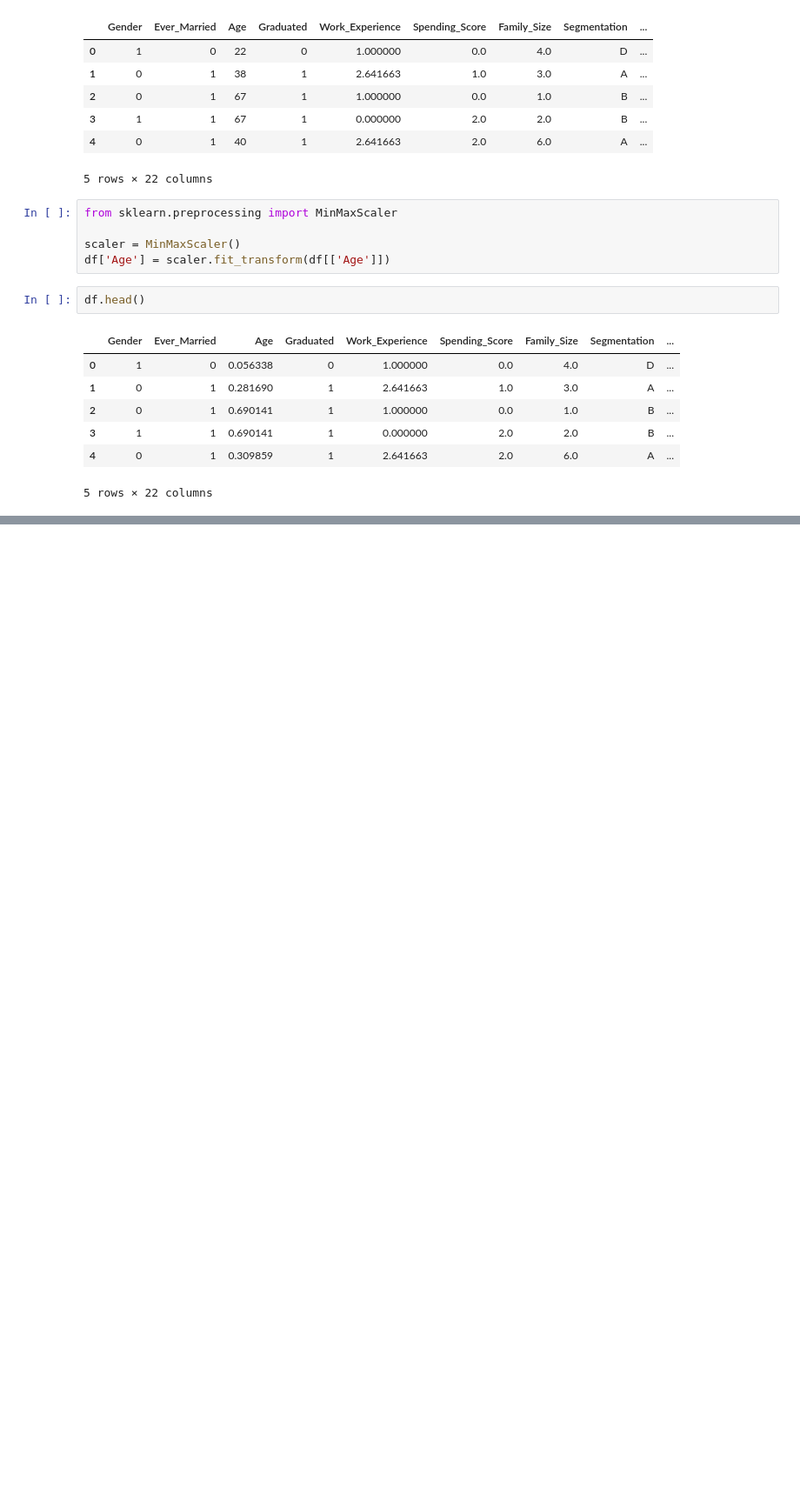
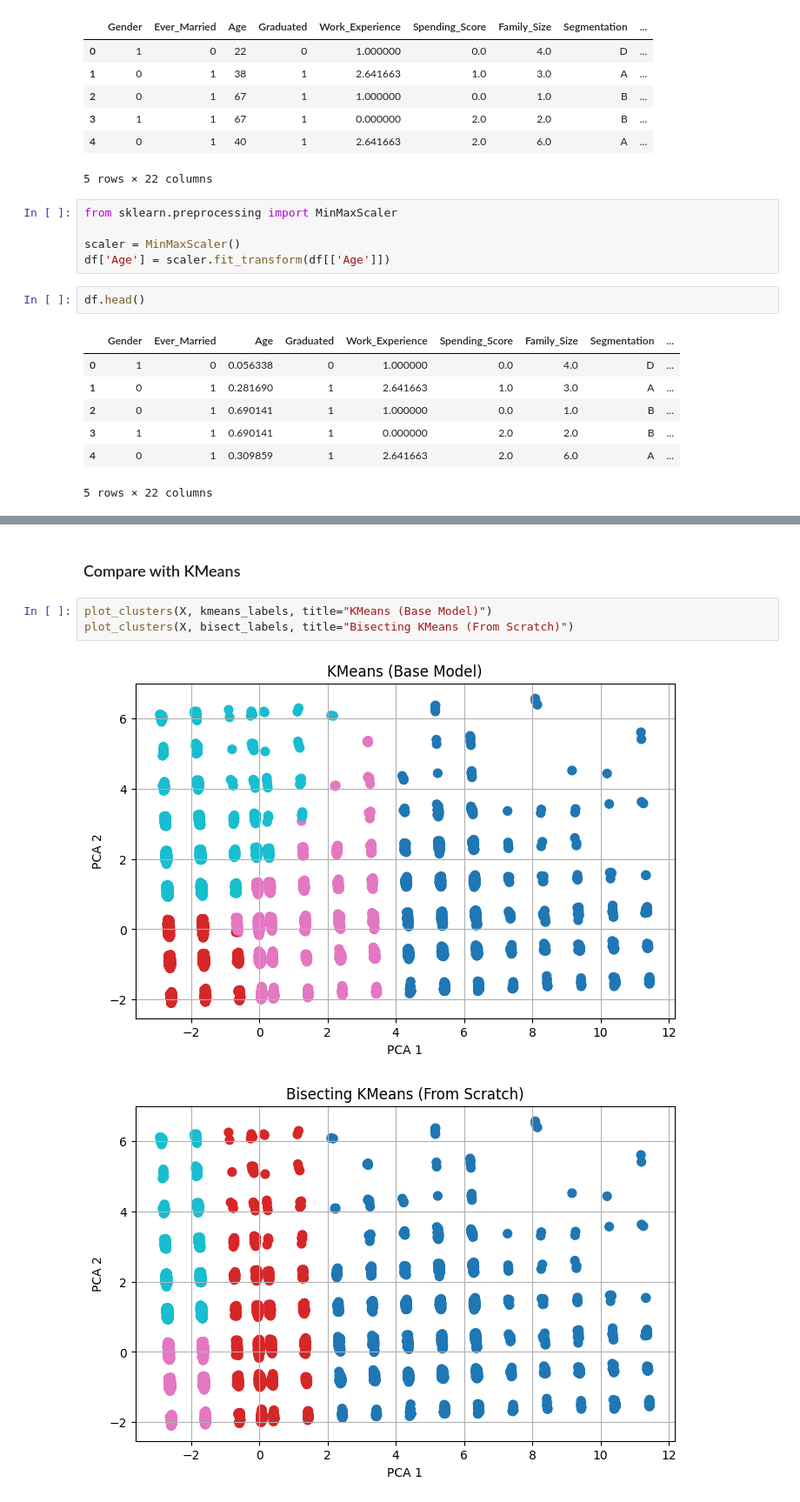
Before and after one commit to Ahmed-alaa47/CI-Project, a Jupyter notebook: CI_project.ipynb, the cells around one changed output, grey strips where cells are left out. Shown at 87% size. Saved outputs shown, nothing was run; the diff lists cells and outputs as text; blank space fills up the shorter version.

```diff
--- a/CI_project.ipynb
+++ b/CI_project.ipynb
@@ -166,0 +292,8 @@ df.head()
+# %% [markdown]
+### Compare with KMeans
+# %%
+plot_clusters(X, kmeans_labels, title="KMeans (Base Model)")
+plot_clusters(X, bisect_labels, title="Bisecting KMeans (From Scratch)")
+# %% [output]
+[figure, added]
+[figure, added]
```
Also changed, not shown: parts of 11 cells of this notebook.
